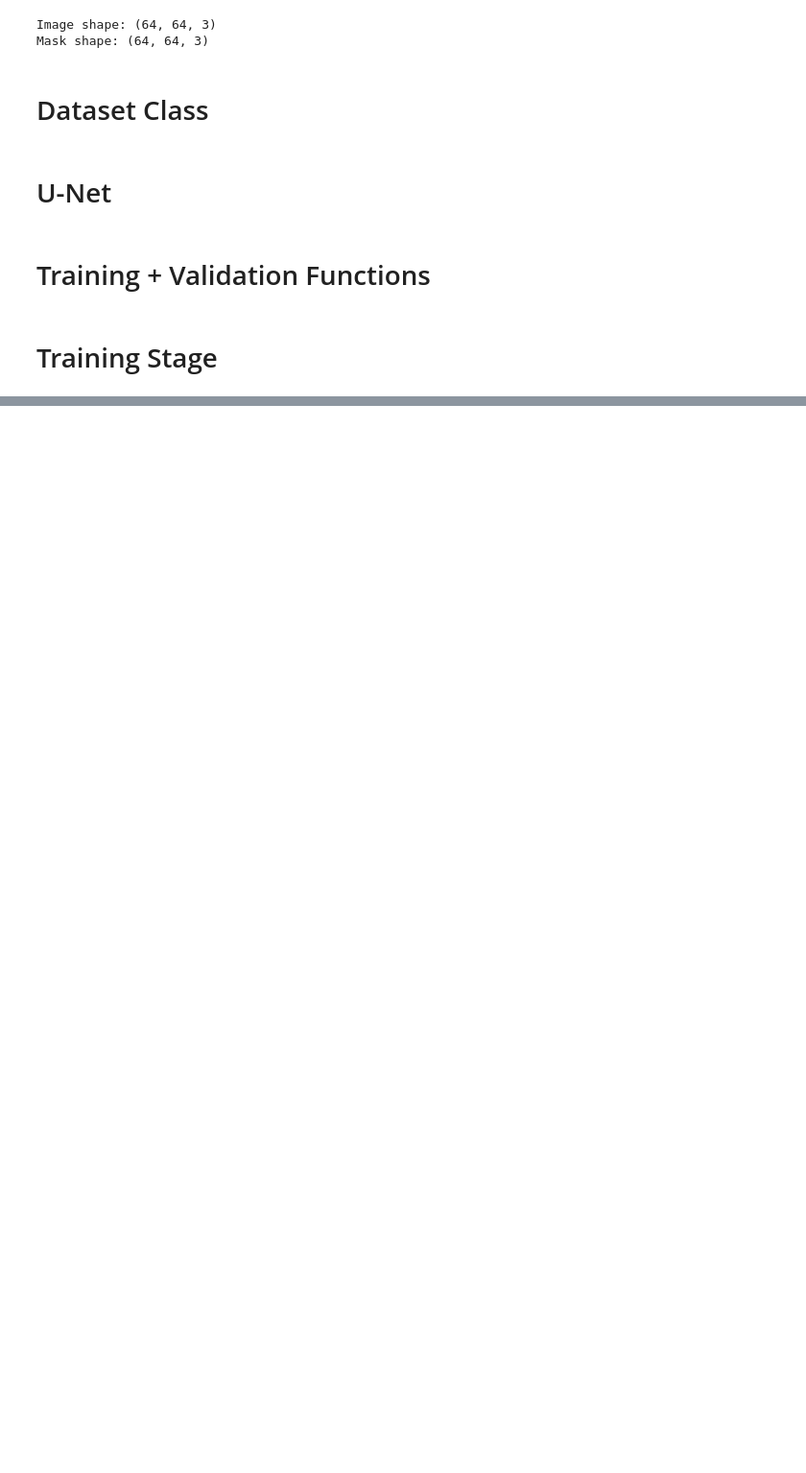
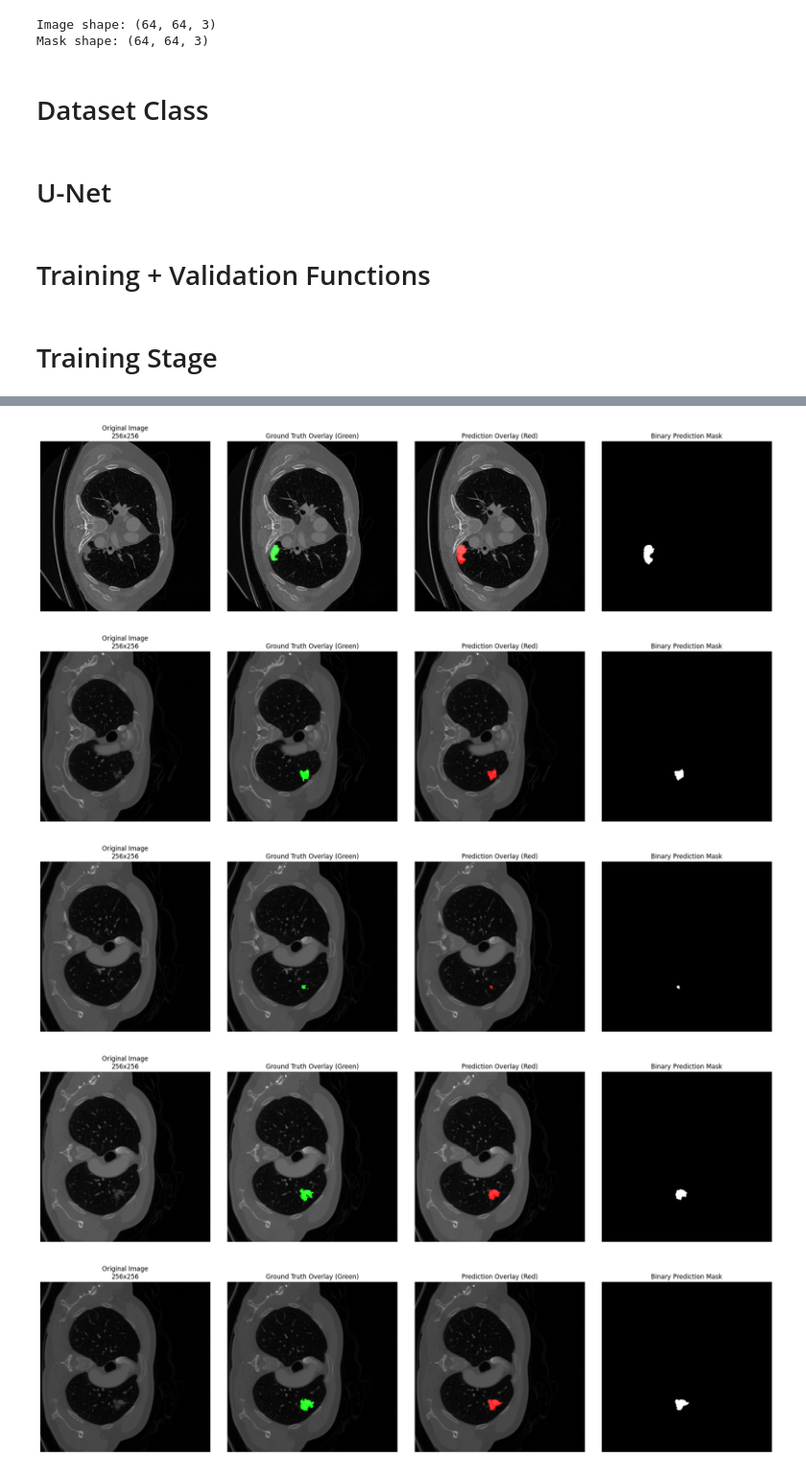
Before and after one commit to SaraElwatany/Lung-TumorDetection-Segmentation, a Jupyter notebook: Cropped_Segmentation.ipynb, the cells around one changed output, grey strips where cells are left out. Shown at 96% size. Cells and saved outputs as stored; diff of their text form; code cells hidden in the pictures; blank space fills up the shorter version.

```diff
--- a/Cropped_Segmentation.ipynb
+++ b/Cropped_Segmentation.ipynb
@@ -161,7 +197,12 @@ class TumorCropDatasetAugmented(Dataset):
                 for row in reader:
                     self.metadata[row['filename']] = {
                         'orig_w': int(row['orig_w']),
-                        'orig_h': int(row['orig_h'])
+                        'orig_h': int(row['orig_h']),
+                        'crop_coords': (int(row['xmin']), int(row['ymin']), int(row['xmax']), int(row['ymax'])),
+                        'original_image_path': row['original_image_path'],
+                        'original_mask_path': row['original_mask_path'],
+                        'cropped_image_path': row['cropped_image_path'],
+                        'cropped_mask_path': row['cropped_mask_path']
                     }
 
     def __len__(self):
@@ -173,7 +214,7 @@ class TumorCropDatasetAugmented(Dataset):
             return image_pil, mask_pil
 
         # Size-adaptive augmentation
-        max_size = max(orig_size) if orig_size else 32
+        max_size = max(orig_size)
 
         # Reduce augmentation intensity for very small tumors
         if max_size < 8:
@@ -227,10 +268,21 @@ class TumorCropDatasetAugmented(Dataset):
         image_pil = Image.fromarray(image)
         mask_pil = Image.fromarray(mask)
 
-        # Get original size for adaptive augmentation
-        orig_size = None
+        orig_size = (32, 32)
+        crop_coords = (0, 0, 64, 64)
+        original_image_path = ""
+        original_mask_path = ""
+        cropped_image_path = os.path.abspath(img_path)
+        cropped_mask_path = os.path.abspath(mask_path)
+
         if img_name in self.metadata:
-            orig_size = (self.metadata[img_name]['orig_w'], self.metadata[img_name]['orig_h'])
+            meta = self.metadata[img_name]
+            orig_size = (meta['orig_w'], meta['orig_h'])
+            crop_coords = meta['crop_coords']
+            original_image_path = meta['original_image_path']
+            original_mask_path = meta['original_mask_path']
+            cropped_image_path = meta['cropped_image_path']
+            cropped_mask_path = meta['cropped_mask_path']
 
         # Apply synchronized transforms
         image_pil, mask_pil = self.apply_synchronized_transforms(image_pil, mask_pil, orig_size)
@@ -245,7 +297,13 @@ class TumorCropDatasetAugmented(Dataset):
         return {
             "image": torch.tensor(image, dtype=torch.float32),
             "mask": torch.tensor(mask, dtype=torch.float32).unsqueeze(0),
-            "orig_size": orig_size if orig_size else (32, 32)
+            "orig_size": orig_size,
+            "crop_coords": crop_coords,
+            "filename": img_name,
+            "original_image_path": original_image_path,
+            "original_mask_path": original_mask_path,
+            "cropped_image_path": cropped_image_path,
+            "cropped_mask_path": cropped_mask_path
         }
 # %% [markdown]
 # U-Net
@@ -589,0 +785,8 @@ visualize_predictions(model, test_dataset, device, num_samples=10)
+# %%
+visualize_predictions_on_full_image(model, test_dataset, device, num_samples=10)
+# %% [output]
+[figure, added]
+[figure, added]
+[figure, added]
+[figure, added]
+[figure, added]
```
Also changed, not shown: parts of 16 cells of this notebook.
